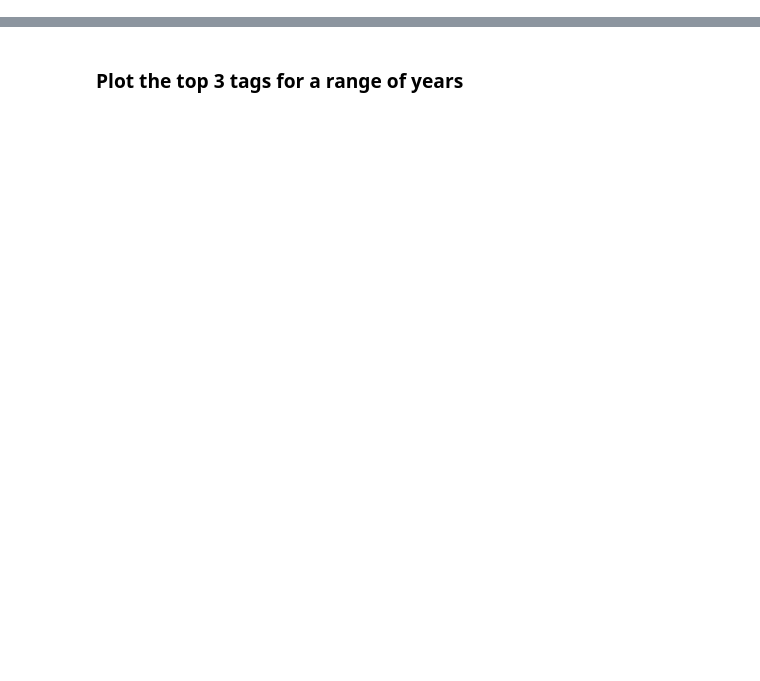
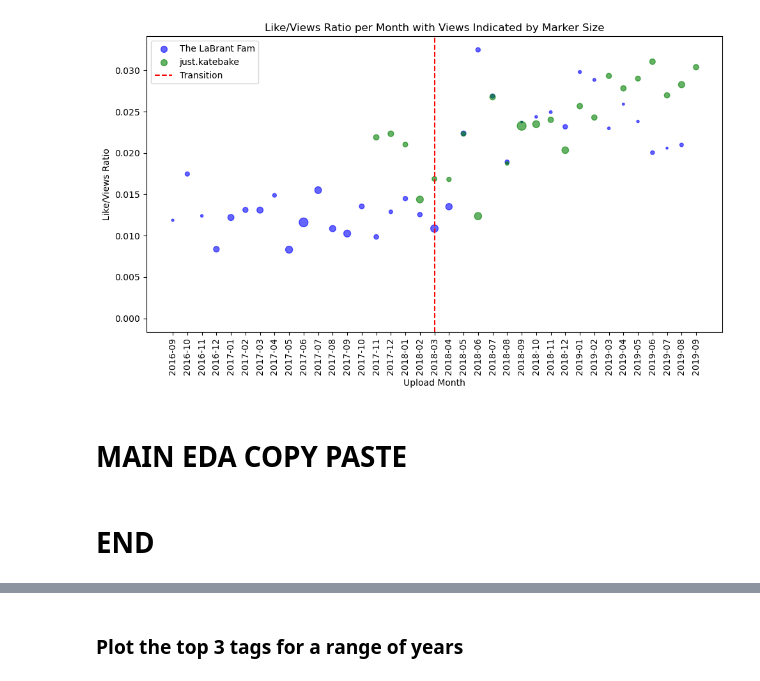
Before and after one commit to kamilmellouk/kadabros, a Jupyter notebook: notebooks/Pierre_eda.ipynb, the cells around one changed output, grey strips where cells are left out. Cells and saved outputs as stored; diff of their text form; code cells hidden in the pictures; blank space fills up the shorter version.

```diff
--- a/notebooks/Pierre_eda.ipynb
+++ b/notebooks/Pierre_eda.ipynb
@@ -71,0 +189,62 @@ yt_metadata_filt.describe()
+# %%
+def video_likes_and_views(channel_ids, df_feather, channels, start_date=None, end_date=None, transition_date=None):
+    """
+    Plots the mean video likes and views per month for given channels, with an optional vertical line indicating the category transition.
+    The y axis represents the number of likes per view ratio, ie have people liked a lot the videos after watching ?
+    Size of the marker corresponds to the total views, ie have people watched a lot this channel ?
+
+    Parameters:
+    - channel_ids (list): List of YouTube channel IDs.
+    - df_feather (DataFrame): DataFrame containing video data.
+    - channels (DataFrame): DataFrame containing channel information.
+    - start_date (str, optional): Start date for filtering videos.
+    - end_date (str, optional): End date for filtering videos.
+    - transition_date (str, optional): Date to draw a vertical line indicating the category transition
+    """
+
+    plt.figure(figsize=(10, 6))
+
+    # Establish the full date range for x-axis
+    start_period = pd.to_datetime(start_date).to_period('M') if start_date else df_feather['year_month'].min()
+    end_period = pd.to_datetime(end_date).to_period('M') if end_date else df_feather['year_month'].max()
+    full_period_range = pd.period_range(start=start_period, end=end_period, freq='M')
+
+    colors = {channel_ids[0]: 'blue', channel_ids[1]: 'green'}
+    for channel_id in channel_ids:
+        df_filtered = df_feather[df_feather["channel_id"] == channel_id]
+        df_filtered = df_filtered.groupby("year_month").agg({
+            "like_count": "mean",
+            "dislike_count" : "mean",
+            "view_count": "mean"
+        })
+
+        # df_filtered["like_ratio"] = df_filtered["like_count"] / (df_filtered["like_count"] + df_filtered["dislike_count"]) # [like / (like + dislike)]
+        df_filtered["like_over_views_ratio"] = df_filtered["like_count"] / df_filtered["view_count"]
+        df_filtered = df_filtered.reindex(full_period_range, fill_value=0)
+
+        # Normalize mean views to scale marker sizes
+        scaled_marker_size = (df_filtered["view_count"] - df_filtered["view_count"].min()) / (df_filtered["view_count"].max() - df_filtered["view_count"].min()) * 100
+
+        channel_name = channels[channels["channel"] == channel_id]["name_cc"].values[0]
+        plt.scatter(df_filtered.index.astype(str), df_filtered["like_over_views_ratio"], s=scaled_marker_size, label=channel_name, alpha=0.6, color=colors[channel_id])
+
+
+    if transition_date:
+        plt.axvline(x=transition_date, color='r', linestyle='--', label='Transition')
+
+    plt.xticks(rotation=90)
+    plt.ylabel("Like/Views Ratio")
+    plt.xlabel("Upload Month")
+    plt.title("Like/Views Ratio per Month with Views Indicated by Marker Size")
+    plt.legend()
+    plt.tight_layout()
+    plt.show()
+
+channel_ids = ['UC4-CH0epzZpD_ARhxCx6LaQ', 'UC0oRdyzTbGIZUISiGQnDdiw']
+video_likes_and_views(channel_ids, df_feather, channels, start_date="2016-09", end_date="2019-09", transition_date="2018-03")
+# %% [output]
+[figure, added]
+# %% [markdown]
+# MAIN EDA COPY PASTE
+# %% [markdown]
+# END
```
Also changed, not shown: parts of 53 cells of this notebook, 2 other files.
